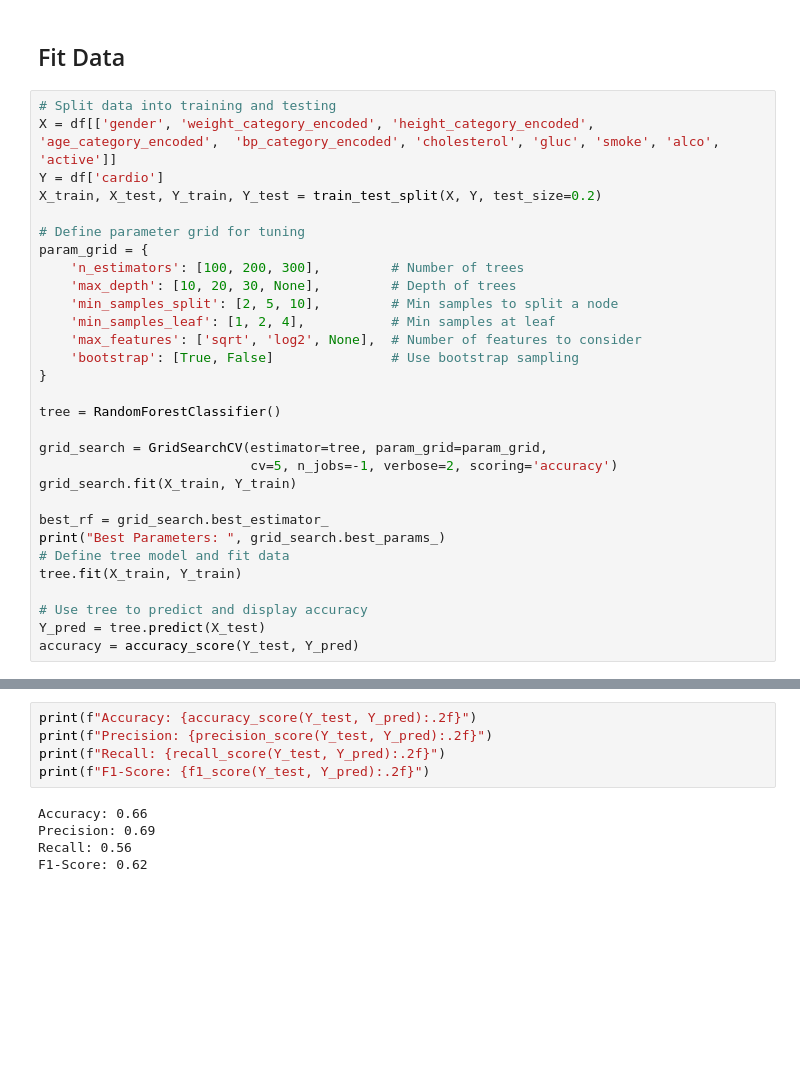
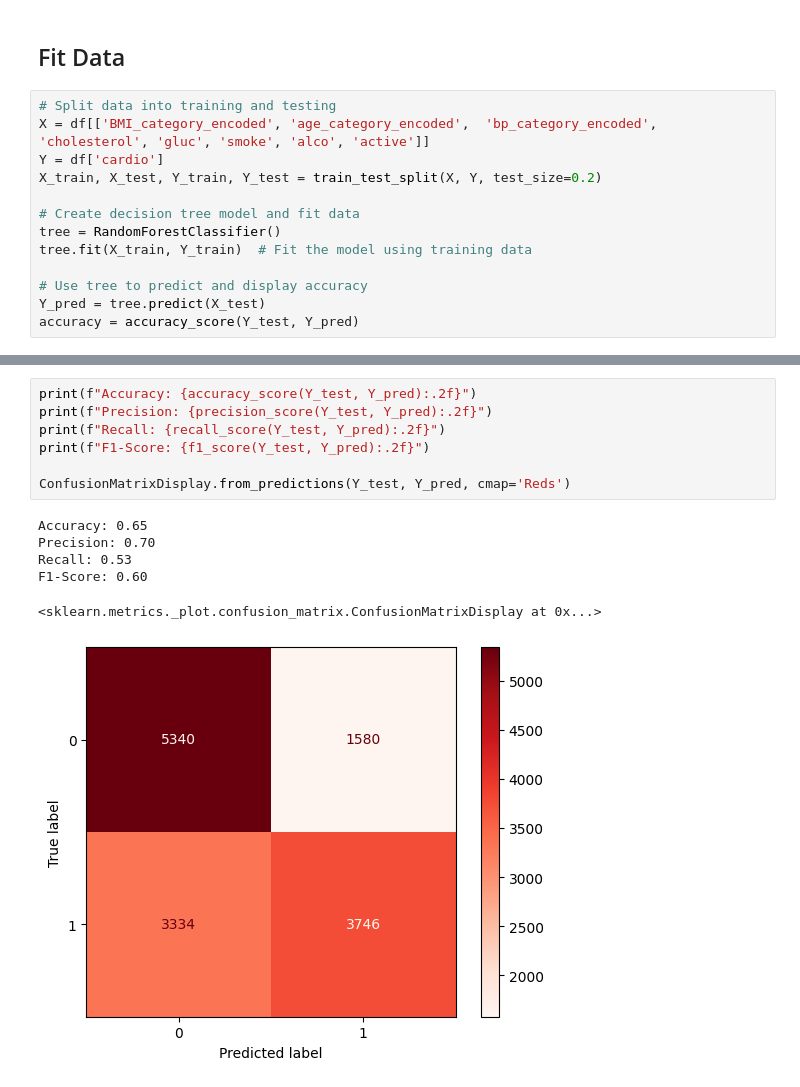
Before and after one commit to adam-fitz395/ML-Projects, a Jupyter notebook: Decision Tree/decision.ipynb, the cells around one changed output, grey strips where cells are left out. Cells and saved outputs as stored; diff of their text form; blank space fills up the shorter version.

```diff
--- a/Decision Tree/decision.ipynb
+++ b/Decision Tree/decision.ipynb
@@ -108,30 +107,13 @@ df.head()
 ## Fit Data
 # %%
 # Split data into training and testing
-X = df[['gender', 'weight_category_encoded', 'height_category_encoded', 'age_category_encoded',  'bp_category_encoded', 'cholesterol', 'gluc', 'smoke', 'alco', 'active']]
+X = df[['BMI_category_encoded', 'age_category_encoded',  'bp_category_encoded', 'cholesterol', 'gluc', 'smoke', 'alco', 'active']]
 Y = df['cardio']
 X_train, X_test, Y_train, Y_test = train_test_split(X, Y, test_size=0.2)
 
-# Define parameter grid for tuning
-param_grid = {
-    'n_estimators': [100, 200, 300],         # Number of trees
-    'max_depth': [10, 20, 30, None],         # Depth of trees
-    'min_samples_split': [2, 5, 10],         # Min samples to split a node
-    'min_samples_leaf': [1, 2, 4],           # Min samples at leaf
-    'max_features': ['sqrt', 'log2', None],  # Number of features to consider
-    'bootstrap': [True, False]               # Use bootstrap sampling
-}
-
+# Create decision tree model and fit data
 tree = RandomForestClassifier()
-
-grid_search = GridSearchCV(estimator=tree, param_grid=param_grid,
-                           cv=5, n_jobs=-1, verbose=2, scoring='accuracy')
-grid_search.fit(X_train, Y_train)
-
-best_rf = grid_search.best_estimator_
-print("Best Parameters: ", grid_search.best_params_)
-# Define tree model and fit data
-tree.fit(X_train, Y_train)
+tree.fit(X_train, Y_train)  # Fit the model using training data
 
 # Use tree to predict and display accuracy
 Y_pred = tree.predict(X_test)
@@ -141,10 +128,14 @@ accuracy = accuracy_score(Y_test, Y_pred)
 # %%
 print(f"Accuracy: {accuracy_score(Y_test, Y_pred):.2f}")
 print(f"Precision: {precision_score(Y_test, Y_pred):.2f}")
 print(f"Recall: {recall_score(Y_test, Y_pred):.2f}")
 print(f"F1-Score: {f1_score(Y_test, Y_pred):.2f}")
+
+ConfusionMatrixDisplay.from_predictions(Y_test, Y_pred, cmap='Reds')
 # %% [output]
-Accuracy: 0.66
-Precision: 0.69
-Recall: 0.56
-F1-Score: 0.62
+Accuracy: 0.65
+Precision: 0.70
+Recall: 0.53
+F1-Score: 0.60
+<sklearn.metrics._plot.confusion_matrix.ConfusionMatrixDisplay at 0x...>
+[figure, added]
```
Also changed, not shown: parts of 8 cells of this notebook.
